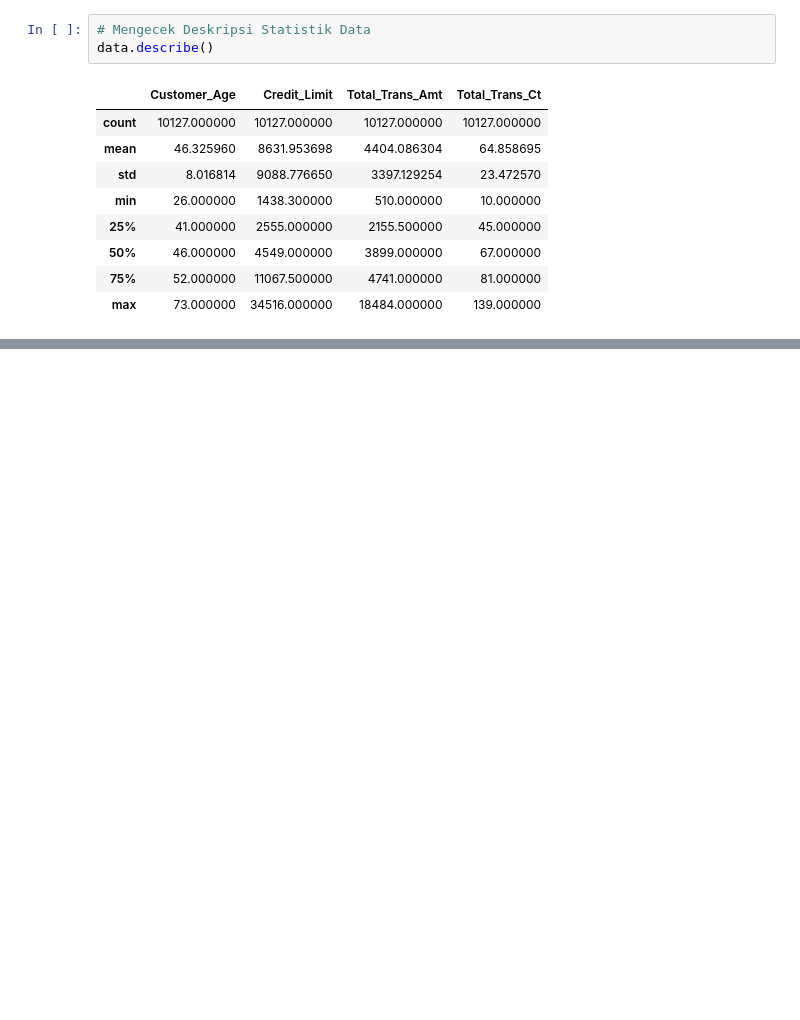
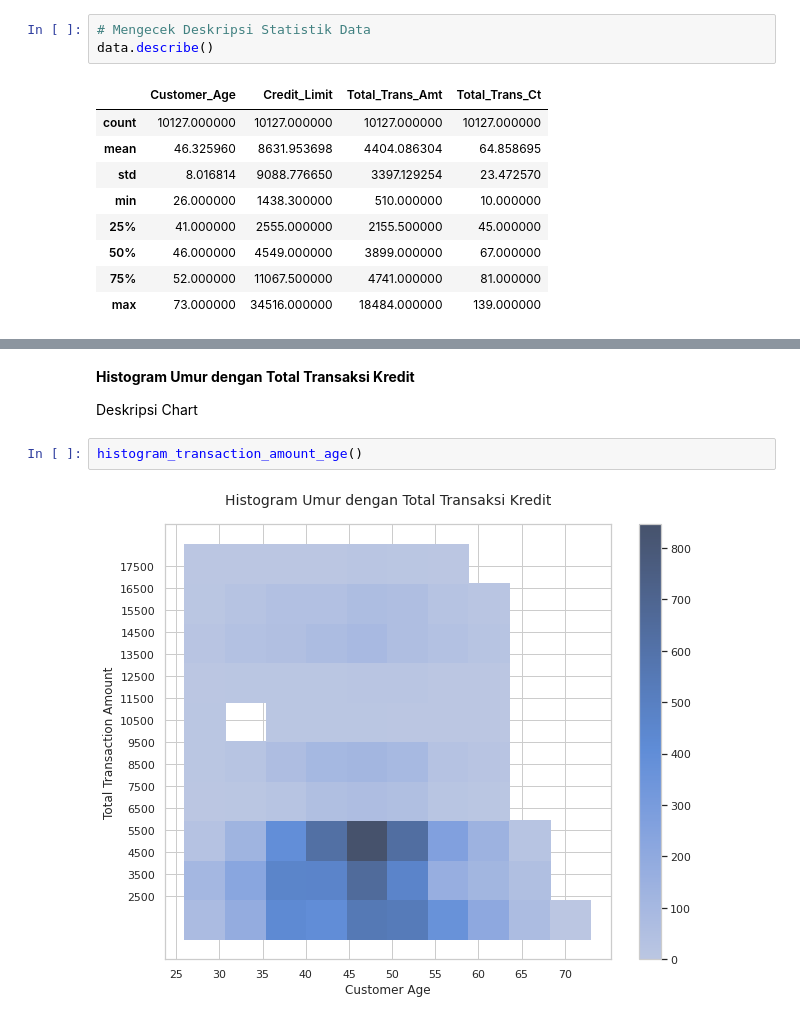
Before and after one commit to Naufaal-HL/Tugas-Besar-Statistika-Credit-Card-Exploration-Data-Mining, a Jupyter notebook: Tubes_Statistika.ipynb, the cells around one changed output, grey strips where cells are left out. Cells and saved outputs as stored; diff of their text form; blank space fills up the shorter version.

Commit message:
Kurniadi : Merubah format modelling visualisasi data, serta merubah format analisis hasil modelling dan visualisasi data

```diff
--- a/Tubes_Statistika.ipynb
+++ b/Tubes_Statistika.ipynb
@@ -300,0 +299,8 @@ plt.show()
+# %% [markdown]
+**Histogram Umur dengan Total Transaksi Kredit**
+
+Deskripsi Chart
+# %%
+histogram_transaction_amount_age()
+# %% [output]
+[figure, added]
```
Also changed, not shown: parts of 31 cells of this notebook.
